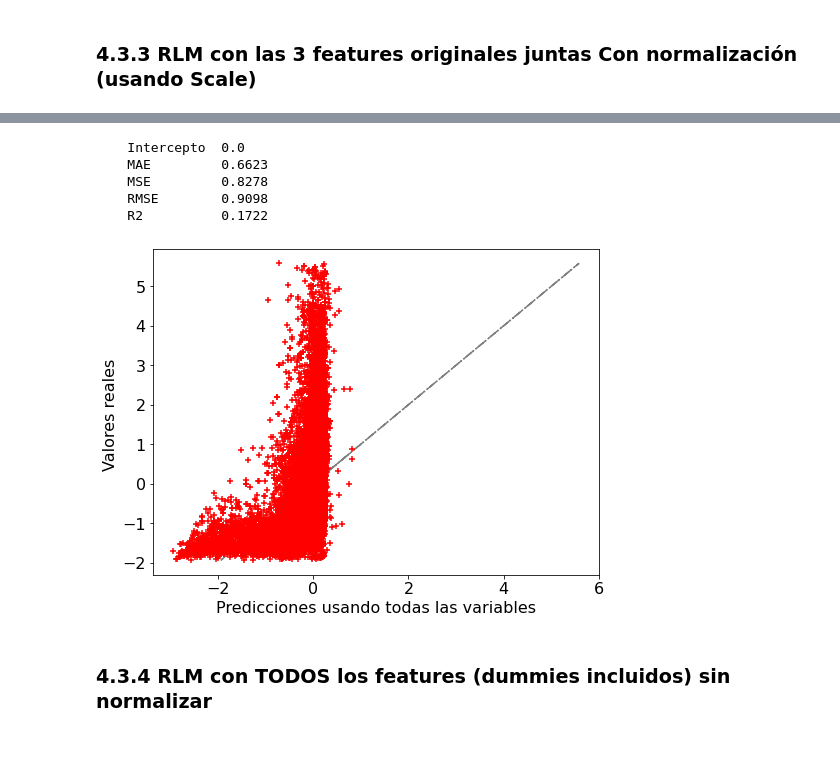
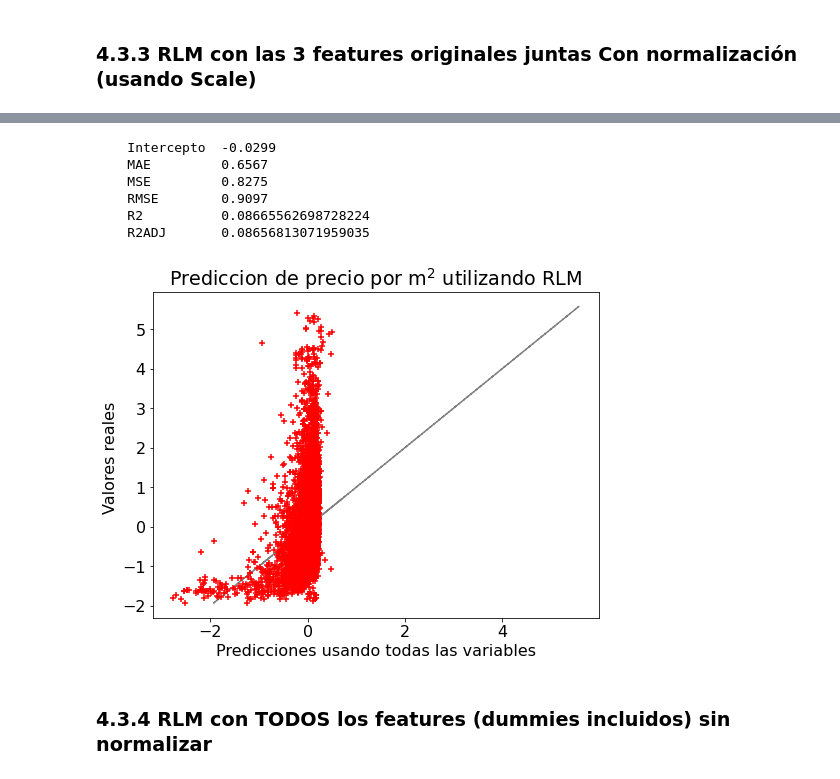
Before and after one commit to szl30n/ProyectosDHDS, a Jupyter notebook: TP2/Enzo.ipynb, the cells around one changed output, grey strips where cells are left out. Cells and saved outputs as stored; diff of their text form; code cells hidden in the pictures; blank space fills up the shorter version.

```diff
--- a/TP2/Enzo.ipynb
+++ b/TP2/Enzo.ipynb
@@ -231,9 +239,9 @@ rls_func(X,y,'surface_covered_in_m2')
 # %% [markdown]
 #### 4.1.9 Habitaciones
 # %%
-# Normalizo con rooms
-print("*** Rooms  ***")
-X = preprocessing.scale(data[["rooms"]])
-y = preprocessing.scale(data["price_usd_per_m2"])
-rls_func(X,y,'rooms')
+# Normalizo con habitaciones
+print("*** habitaciones  ***")
+X = scale(data[["habitaciones"]])
+y = scale(data["precio_por_m2"])
+rls_func(X,y,'habitaciones')
 # %% [output]
@@ -261,7 +269,7 @@ def rlm_func(X, y):
 
     n = len(y_train)
     p = X_train.shape[1]
-    R2 = metrics.r2_score(y_test, y_pred)
+    R2 = r2_score(y_test, y_pred)
     R2_ajustado = 1 - (1 - R2)*((n-1)/(n - p - 1))
 
     print(f'''
@@ -313,16 +321,17 @@ rlm_func(xs_orig,ys_orig)
 # %%
-feature_cols =['surface_total_in_m2','surface_covered_in_m2','rooms']
-xs_orig = preprocessing.scale(data[feature_cols])
-ys_orig = preprocessing.scale(data["price_usd_per_m2"])
+feature_cols =['sup_total','sup_cubierta','habitaciones']
+xs_orig = scale(data[feature_cols])
+ys_orig = scale(data["precio_por_m2"])
 
-rlm_func_orig(xs_orig,ys_orig)
+rlm_func(xs_orig,ys_orig)
 # %% [output]
-    Intercepto  0.0
-    MAE         0.6623
-    MSE         0.8278
-    RMSE        0.9098
-    R2          0.1722
+    Intercepto  -0.0299
+    MAE         0.6567
+    MSE         0.8275
+    RMSE        0.9097
+    R2          0.08665562698728224
+    R2ADJ       0.08656813071959035
-[figure, old version]
+[figure, new version]
 # %% [markdown]
 ###  4.3.4 RLM con TODOS los features (dummies incluidos) **sin normalizar**
 # %%
```
Also changed, not shown: parts of 37 cells of this notebook, 1 other file.
